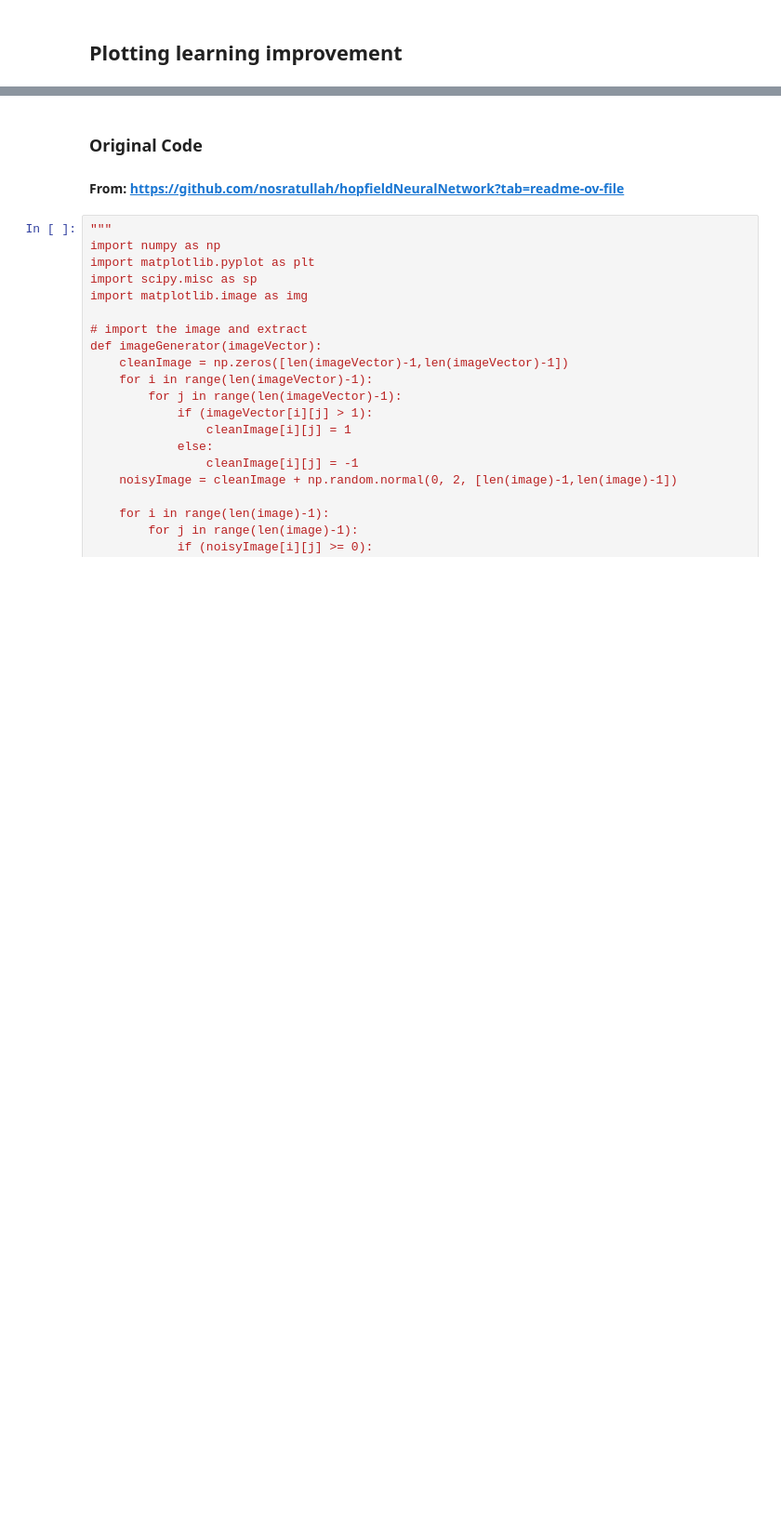
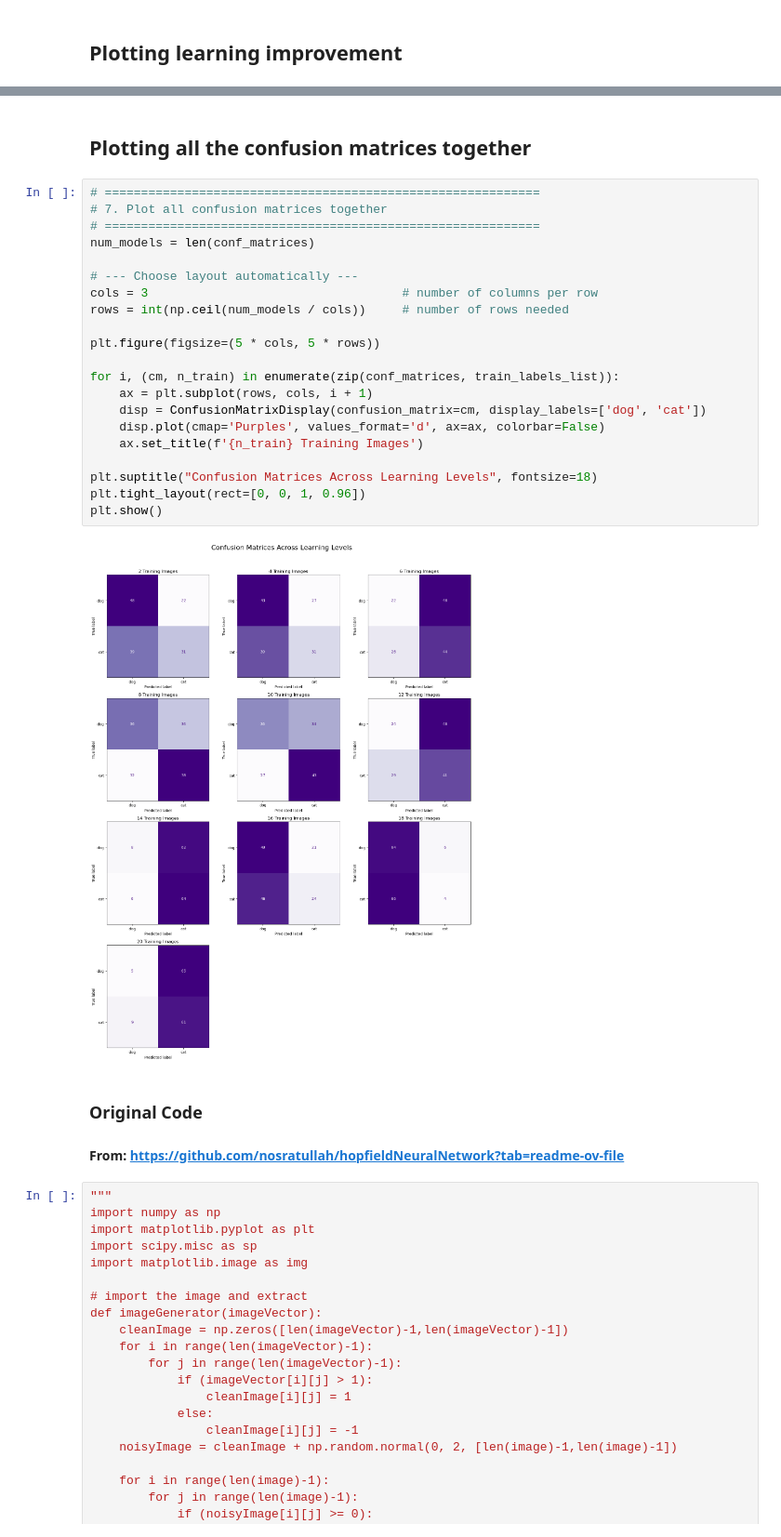
Before and after one commit to GabrielaGroenenewegenVanDerWeijden/FinalProjectNeuroAI, a Jupyter notebook: hopfield.ipynb, the cells around one changed output, grey strips where cells are left out. Shown: that part at 93% size. Cells and saved outputs as stored; diff of their text form; blank space fills up the shorter version.

Commit message:
Changes to plots

```diff
--- a/hopfield.ipynb
+++ b/hopfield.ipynb
@@ -210,3 +226,28 @@ plt.show()
+# %% [markdown]
+## Plotting all the confusion matrices together
+# %%
+# ============================================================
+# 7. Plot all confusion matrices together
+# ============================================================
+num_models = len(conf_matrices)
+
+# --- Choose layout automatically ---
+cols = 3                                   # number of columns per row
+rows = int(np.ceil(num_models / cols))     # number of rows needed
+
+plt.figure(figsize=(5 * cols, 5 * rows))
+
+for i, (cm, n_train) in enumerate(zip(conf_matrices, train_labels_list)):
+    ax = plt.subplot(rows, cols, i + 1)
+    disp = ConfusionMatrixDisplay(confusion_matrix=cm, display_labels=['dog', 'cat'])
+    disp.plot(cmap='Purples', values_format='d', ax=ax, colorbar=False)
+    ax.set_title(f'{n_train} Training Images')
+
+plt.suptitle("Confusion Matrices Across Learning Levels", fontsize=18)
+plt.tight_layout(rect=[0, 0, 1, 0.96])
+plt.show()
+# %% [output]
+[figure, added]
 # %% [markdown]
 ### Original Code
 #### From: https://github.com/nosratullah/hopfieldNeuralNetwork?tab=readme-ov-file
```
Also changed, not shown: parts of 5 cells of this notebook, 10 other files.
